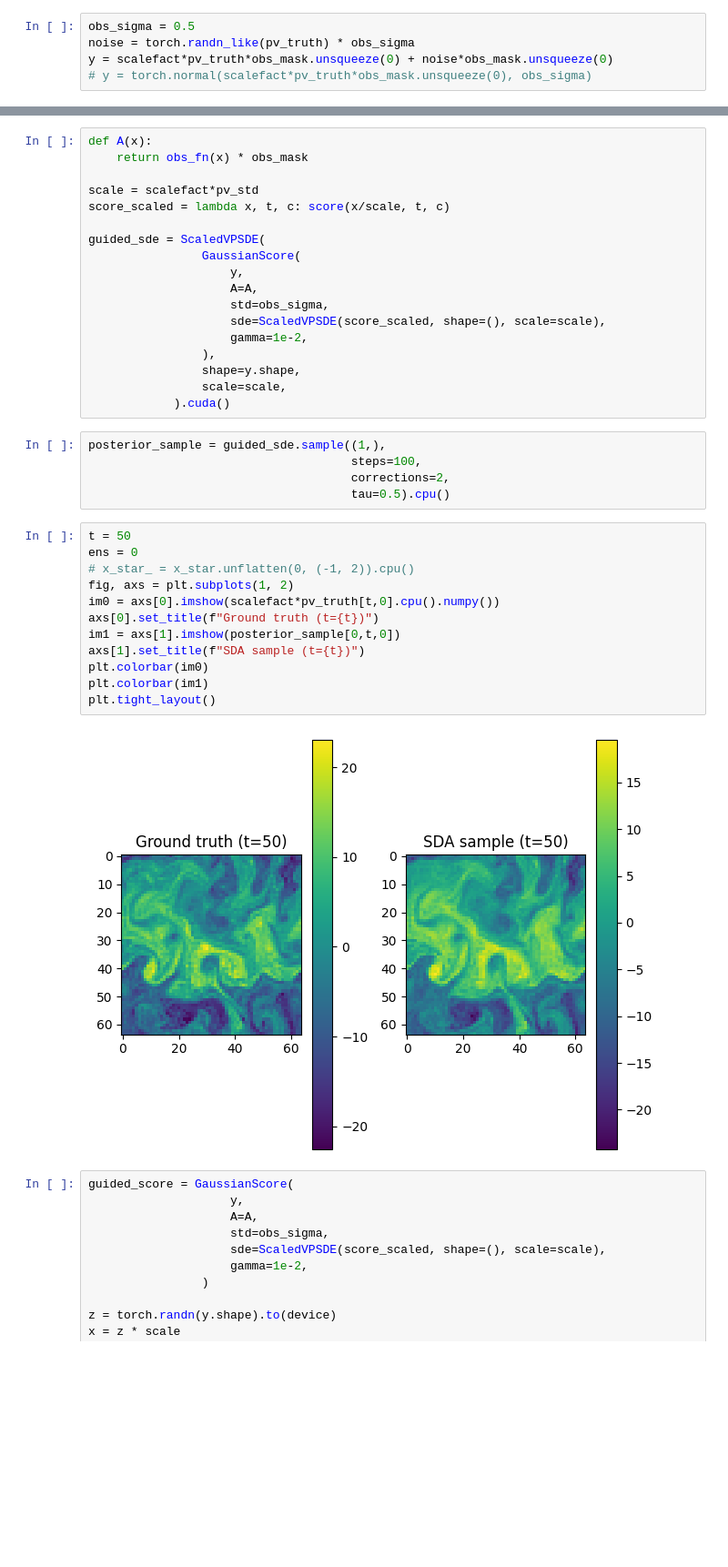
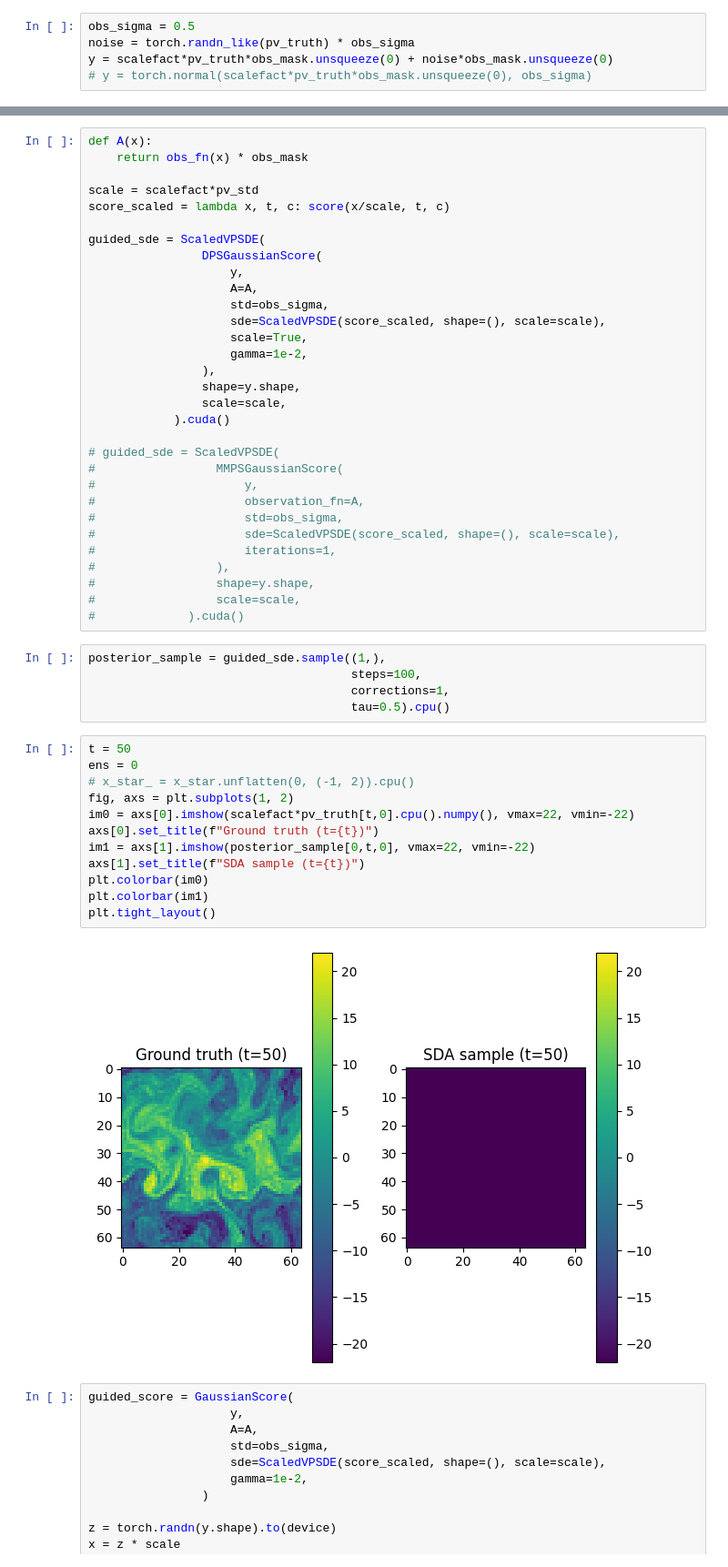
Before and after one commit to sotakao/sda, a Jupyter notebook: RunDAC.ipynb, the cells around one changed output, grey strips where cells are left out. Shown: that part at 91% size. Drawn from its saved outputs; the diff is of its cells as text; blank space fills up the shorter version.

```diff
--- a/RunDAC.ipynb
+++ b/RunDAC.ipynb
@@ -270,35 +271,48 @@ scale = scalefact*pv_std
 score_scaled = lambda x, t, c: score(x/scale, t, c)
 
 guided_sde = ScaledVPSDE(
-                GaussianScore(
+                DPSGaussianScore(
                     y,
                     A=A,
                     std=obs_sigma,
                     sde=ScaledVPSDE(score_scaled, shape=(), scale=scale),
+                    scale=True,
                     gamma=1e-2,
                 ),
                 shape=y.shape,
                 scale=scale,
             ).cuda()
+
+# guided_sde = ScaledVPSDE(
+#                 MMPSGaussianScore(
+#                     y,
+#                     observation_fn=A,
+#                     std=obs_sigma,
+#                     sde=ScaledVPSDE(score_scaled, shape=(), scale=scale),
+#                     iterations=1,
+#                 ),
+#                 shape=y.shape,
+#                 scale=scale,
+#             ).cuda()
 # %%
 posterior_sample = guided_sde.sample((1,),
                                      steps=100,
-                                     corrections=2,
+                                     corrections=1,
                                      tau=0.5).cpu()
 # %%
 t = 50
 ens = 0
 # x_star_ = x_star.unflatten(0, (-1, 2)).cpu()
 fig, axs = plt.subplots(1, 2)
-im0 = axs[0].imshow(scalefact*pv_truth[t,0].cpu().numpy())
+im0 = axs[0].imshow(scalefact*pv_truth[t,0].cpu().numpy(), vmax=22, vmin=-22)
 axs[0].set_title(f"Ground truth (t={t})")
-im1 = axs[1].imshow(posterior_sample[0,t,0])
+im1 = axs[1].imshow(posterior_sample[0,t,0], vmax=22, vmin=-22)
 axs[1].set_title(f"SDA sample (t={t})")
 plt.colorbar(im0)
 plt.colorbar(im1)
 plt.tight_layout()
 # %% [output]
-[figure, old version]
+[figure, new version]
 # %%
 guided_score = GaussianScore(
                     y,
```
Also changed, not shown: parts of 13 cells of this notebook, 5 other files.
